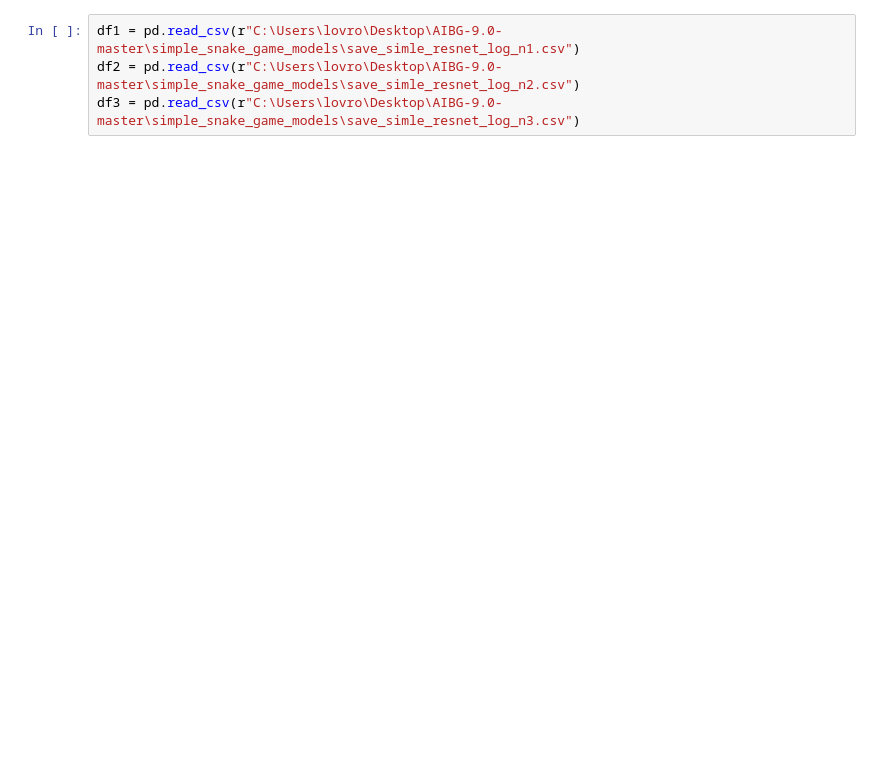
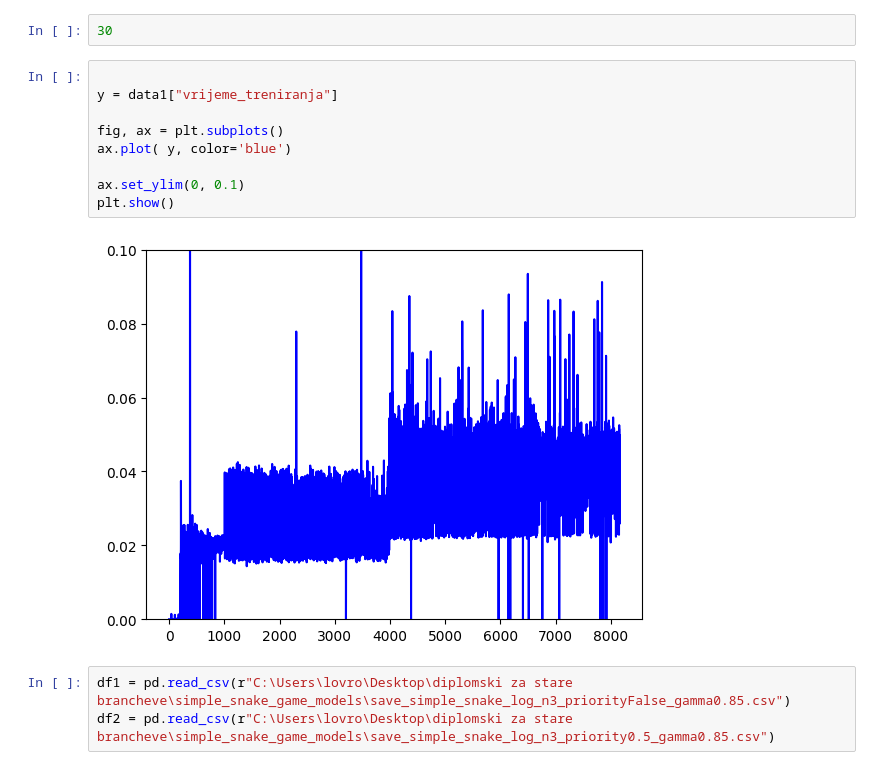
Before and after one commit to Lvlad0022/Diplomski, a Jupyter notebook: Untitled-1.ipynb, the cells around one changed output. Cells and saved outputs as stored; diff of their text form; blank space fills up the shorter version.

```diff
--- a/Untitled-1.ipynb
+++ b/Untitled-1.ipynb
@@ -25,4 +218,16 @@ np.log(data1["loss_moving_avg"][-7000:]).plot()
+# %%
+30
+# %%
+
+y = data1["vrijeme_treniranja"]
+
+fig, ax = plt.subplots()
+ax.plot( y, color='blue')
+
+ax.set_ylim(0, 0.1)
+plt.show()
+# %% [output]
+[figure, added]
 # %%
-df1 = pd.read_csv(r"C:\Users\lovro\Desktop\AIBG-9.0-master\simple_snake_game_models\save_simle_resnet_log_n1.csv")
-df2 = pd.read_csv(r"C:\Users\lovro\Desktop\AIBG-9.0-master\simple_snake_game_models\save_simle_resnet_log_n2.csv")
-df3 = pd.read_csv(r"C:\Users\lovro\Desktop\AIBG-9.0-master\simple_snake_game_models\save_simle_resnet_log_n3.csv")
+df1 = pd.read_csv(r"C:\Users\lovro\Desktop\diplomski za stare brancheve\simple_snake_game_models\save_simple_snake_log_n3_priorityFalse_gamma0.85.csv")
+df2 = pd.read_csv(r"C:\Users\lovro\Desktop\diplomski za stare brancheve\simple_snake_game_models\save_simple_snake_log_n3_priority0.5_gamma0.85.csv")
```
Also changed, not shown: parts of 21 cells of this notebook, 8 other files.
